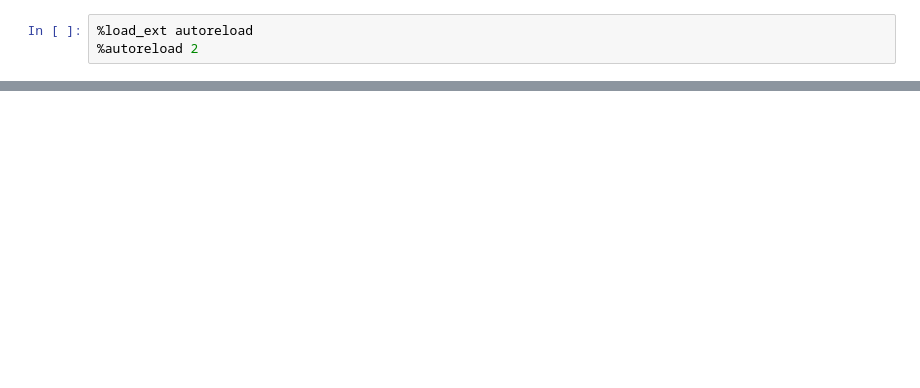
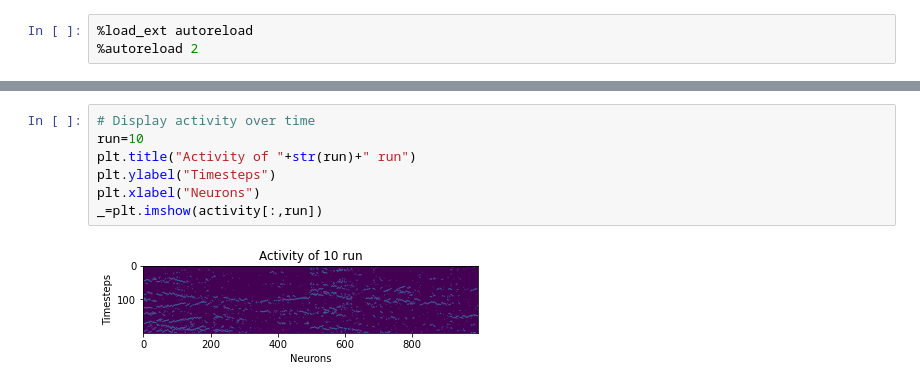
Before and after one commit to tommaso-bertola/TesiTriennale, a Jupyter notebook: Code/brain.ipynb, the cells around one changed output, grey strips where cells are left out. Drawn from its saved outputs; the diff is of its cells as text; blank space fills up the shorter version.

```diff
--- a/Code/brain.ipynb
+++ b/Code/brain.ipynb
@@ -72,0 +48,9 @@ plt.plot(brain.states[:,:,11]==1)
+# %%
+# Display activity over time
+run=10
+plt.title("Activity of "+str(run)+" run")
+plt.ylabel("Timesteps")
+plt.xlabel("Neurons")
+_=plt.imshow(activity[:,run])
+# %% [output]
+[figure, added]
```
Also changed, not shown: parts of 15 cells of this notebook, 1 other file.
